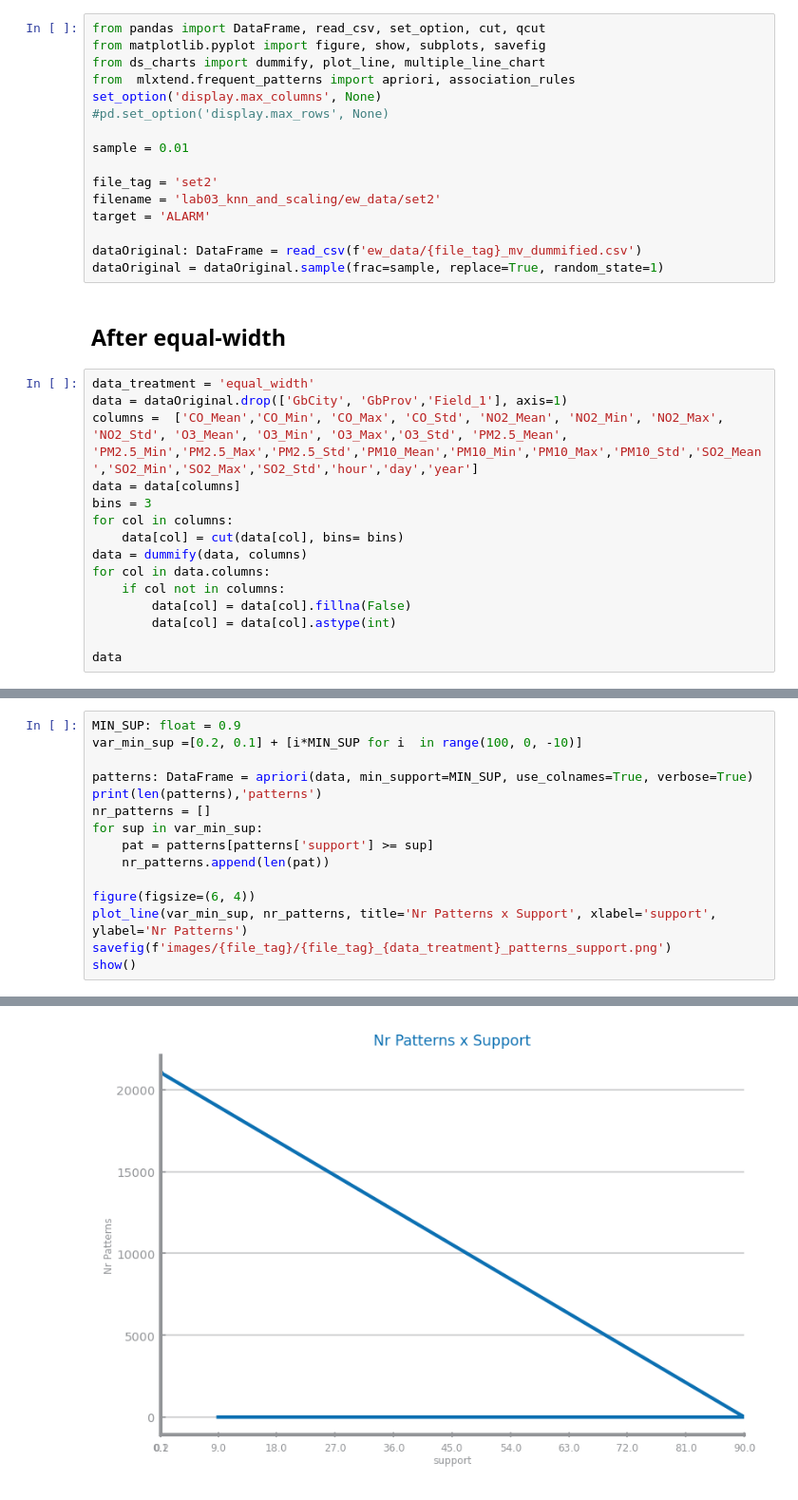
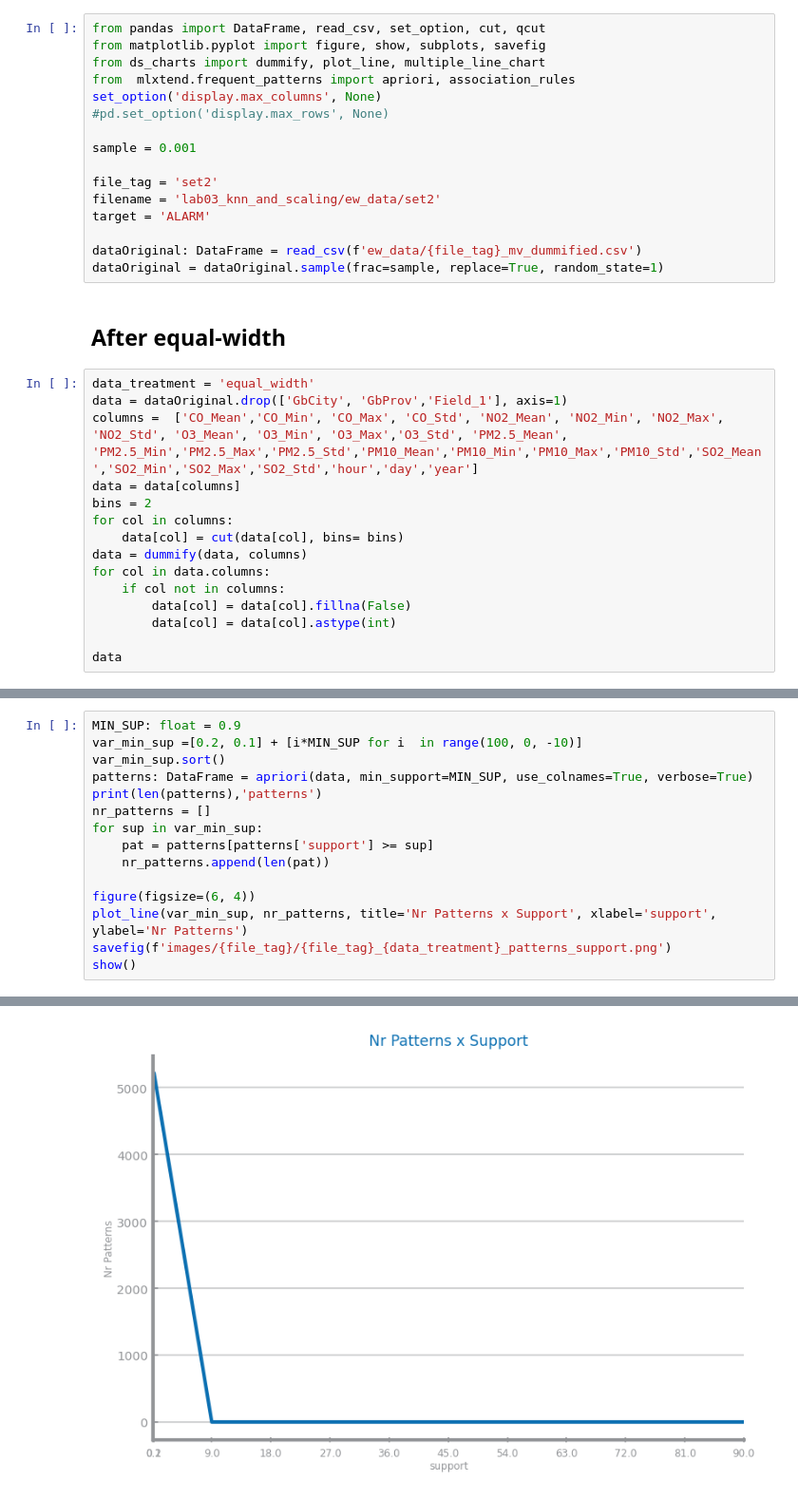
Before and after one commit to EmotionFever/datascience-project, a Jupyter notebook: lab09_pattern_mining/set2_pattern_mining_equal_width.ipynb, the cells around one changed output, grey strips where cells are left out. Shown at 95% size. Cells and saved outputs as stored; diff of their text form.

```diff
--- a/lab09_pattern_mining/set2_pattern_mining_equal_width.ipynb
+++ b/lab09_pattern_mining/set2_pattern_mining_equal_width.ipynb
@@ -6,7 +6,7 @@ from  mlxtend.frequent_patterns import apriori, association_rules
 set_option('display.max_columns', None)
 #pd.set_option('display.max_rows', None)
 
-sample = 0.01
+sample = 0.001
 
 file_tag = 'set2'
 filename = 'lab03_knn_and_scaling/ew_data/set2'
@@ -21,7 +21,7 @@ data_treatment = 'equal_width'
 data = dataOriginal.drop(['GbCity', 'GbProv','Field_1'], axis=1)
 columns =  ['CO_Mean','CO_Min', 'CO_Max', 'CO_Std', 'NO2_Mean', 'NO2_Min', 'NO2_Max', 'NO2_Std', 'O3_Mean', 'O3_Min', 'O3_Max','O3_Std', 'PM2.5_Mean', 'PM2.5_Min','PM2.5_Max','PM2.5_Std','PM10_Mean','PM10_Min','PM10_Max','PM10_Std','SO2_Mean','SO2_Min','SO2_Max','SO2_Std','hour','day','year']
 data = data[columns]
-bins = 3
+bins = 2
 for col in columns:
     data[col] = cut(data[col], bins= bins)
 data = dummify(data, columns)
@@ -48,7 +48,7 @@ data
 # %%
 MIN_SUP: float = 0.9
 var_min_sup =[0.2, 0.1] + [i*MIN_SUP for i  in range(100, 0, -10)]
-
+var_min_sup.sort()
 patterns: DataFrame = apriori(data, min_support=MIN_SUP, use_colnames=True, verbose=True)
 print(len(patterns),'patterns')
 nr_patterns = []
@@ -66,4 +66,4 @@ Processing 52 combinations | Sampling itemset size 13210
-[figure, old version]
+[figure, new version]
 # %%
 MIN_CONF: float = 0.1
 rules = association_rules(patterns, metric='confidence', min_threshold=MIN_CONF*5, support_only=False)
```
Also changed, not shown: parts of 6 cells of this notebook, 35 other files.
